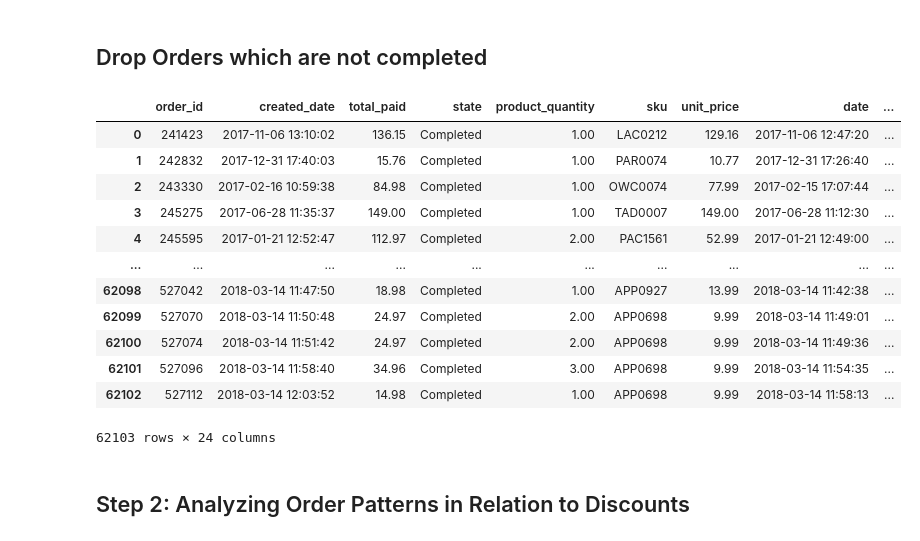
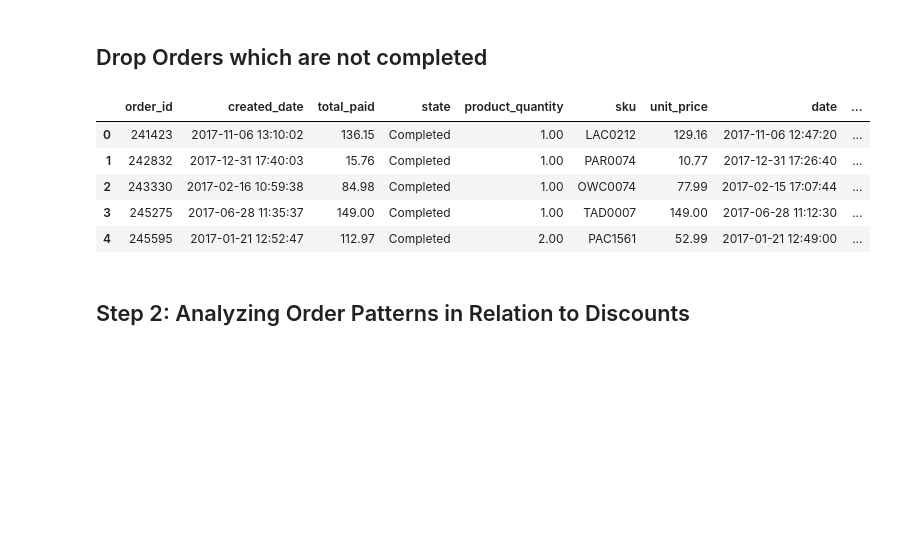
Before and after one commit to MerleSt/Eniac, a Jupyter notebook: Eniac.ipynb, the cells around one changed output. Cells and saved outputs as stored; diff of their text form; code cells hidden in the pictures; blank space fills up the shorter version.

```diff
--- a/Eniac.ipynb
+++ b/Eniac.ipynb
@@ -55,11 +55,11 @@ orderlines_brands = orderlines.merge(brands, left_on='short_brand' ,right_on='sh
 # %%
 oo = orders.merge(orderlines, on='order_id', how='left')
 boo = oo.merge(brands, left_on ='short_brand', right_on='short', how='left')
-bopo = boo.merge(products, on ='sku', how='left')
+df = boo.merge(products, on ='sku', how='left')
 # %% [markdown]
 Delete oders where there is one or more products, which are not identified.
 # %%
-corrupted_orders = bopo.loc[bopo['sku'].isna()]
+corrupted_orders = df.loc[df['sku'].isna()]
 corrupted_order_ids = corrupted_orders['order_id'].unique()
-bopo = bopo.loc[~bopo['order_id'].isin(corrupted_order_ids)]
+df = df.loc[~df['order_id'].isin(corrupted_order_ids)]
 # %%
@@ -84,7 +84,7 @@ type                8924
 dtype: int64
 # %%
 # Let's say you want to drop the columns 'column_name1', 'column_name2', and 'column_name3'
-bopo.drop(columns=['short'], inplace=True)
+df.drop(columns=['short'], inplace=True)
 # %% [markdown]
 - DataFrame **.describe()** gives basic numerical aggregations. It can be applied to a single column as well.
 - DataFrame **.isna().any()** highlights which columns contain missing data
@@ -96,9 +96,9 @@ bopo.drop(columns=['short'], inplace=True)
 # %% [markdown]
 ## Create a new column with the Promo Price
 # %%
-bopo['promotion'] = bopo['unit_price'] < bopo['price']
-bopo['estimated_promo_price'] = bopo.apply(lambda row: row['unit_price'] if row['promotion'] else np.nan, axis=1)
-bopo[['estimated_promo_price','promotion', 'price']]
+df['promotion'] = df['unit_price'] < df['price']
+df['estimated_promo_price'] = df.apply(lambda row: row['unit_price'] if row['promotion'] else np.nan, axis=1)
+df[['estimated_promo_price','promotion', 'price']]
 # %% [output]
 |  | estimated_promo_price | promotion | price |
 | 0 | 44.99 | True | 49.95 |
@@ -116,22 +116,15 @@ bopo[['estimated_promo_price','promotion', 'price']]
 # %% [markdown]
 ## Drop Orders which are not completed
 # %%
-bopo_com = bopo.loc[bopo['state']=='Completed'].reset_index(drop=True)
-bopo_com
+df_com = df.loc[df['state']=='Completed'].reset_index(drop=True)
+df_com.head()
 # %% [output]
 |  | order_id | created_date | total_paid | state | product_quantity | sku | unit_price | date | ... |
 | 0 | 241423 | 2017-11-06 13:10:02 | 136.15 | Completed | 1.00 | LAC0212 | 129.16 | 2017-11-06 12:47:20 | ... |
 | 1 | 242832 | 2017-12-31 17:40:03 | 15.76 | Completed | 1.00 | PAR0074 | 10.77 | 2017-12-31 17:26:40 | ... |
 | 2 | 243330 | 2017-02-16 10:59:38 | 84.98 | Completed | 1.00 | OWC0074 | 77.99 | 2017-02-15 17:07:44 | ... |
 | 3 | 245275 | 2017-06-28 11:35:37 | 149.00 | Completed | 1.00 | TAD0007 | 149.00 | 2017-06-28 11:12:30 | ... |
 | 4 | 245595 | 2017-01-21 12:52:47 | 112.97 | Completed | 2.00 | PAC1561 | 52.99 | 2017-01-21 12:49:00 | ... |
-| ... | ... | ... | ... | ... | ... | ... | ... | ... | ... |
-| 62098 | 527042 | 2018-03-14 11:47:50 | 18.98 | Completed | 1.00 | APP0927 | 13.99 | 2018-03-14 11:42:38 | ... |
-| 62099 | 527070 | 2018-03-14 11:50:48 | 24.97 | Completed | 2.00 | APP0698 | 9.99 | 2018-03-14 11:49:01 | ... |
-| 62100 | 527074 | 2018-03-14 11:51:42 | 24.97 | Completed | 2.00 | APP0698 | 9.99 | 2018-03-14 11:49:36 | ... |
-| 62101 | 527096 | 2018-03-14 11:58:40 | 34.96 | Completed | 3.00 | APP0698 | 9.99 | 2018-03-14 11:54:35 | ... |
-| 62102 | 527112 | 2018-03-14 12:03:52 | 14.98 | Completed | 1.00 | APP0698 | 9.99 | 2018-03-14 11:58:13 | ... |
-62103 rows × 24 columns
 # %% [markdown]
 ## Step 2: Analyzing Order Patterns in Relation to Discounts
 # %% [markdown]
```
Also changed, not shown: parts of 22 cells of this notebook.
